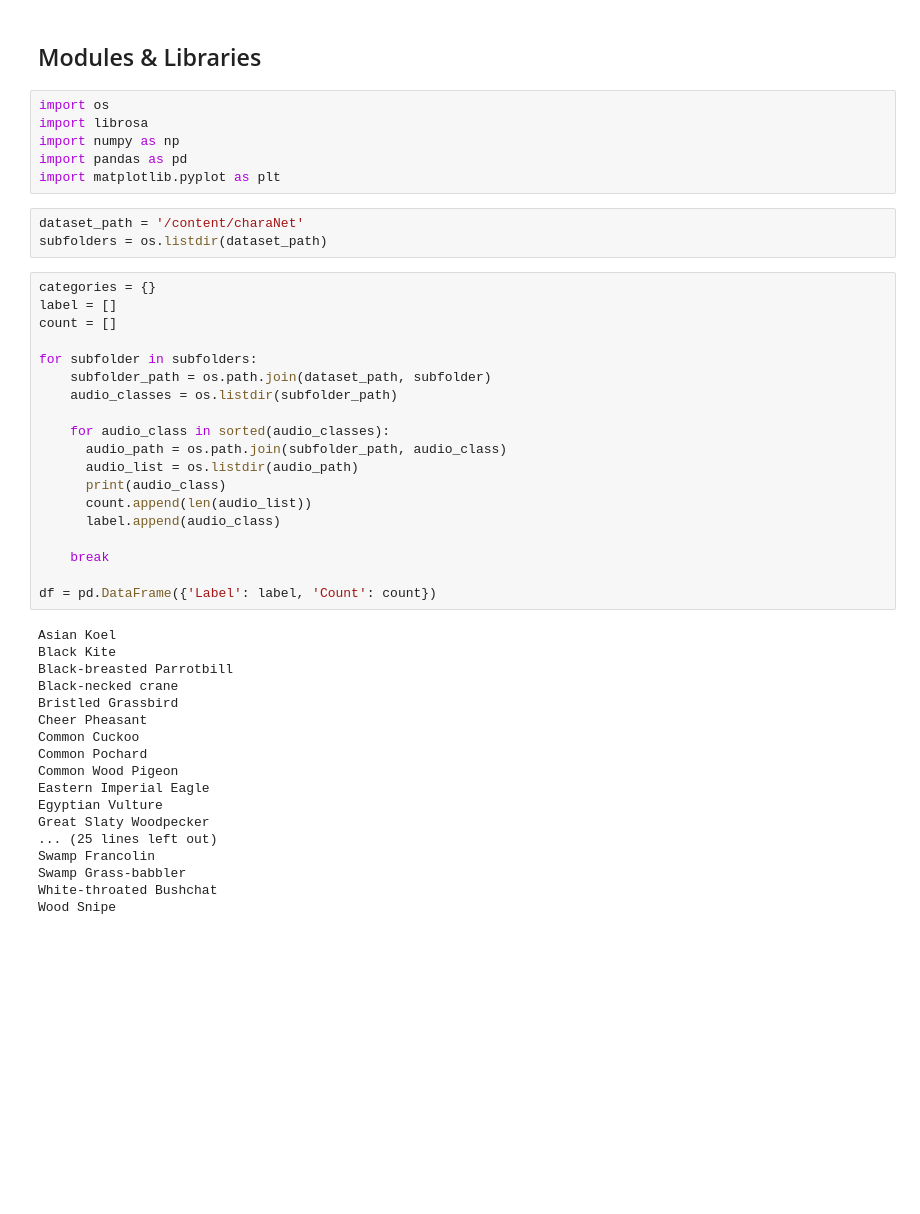
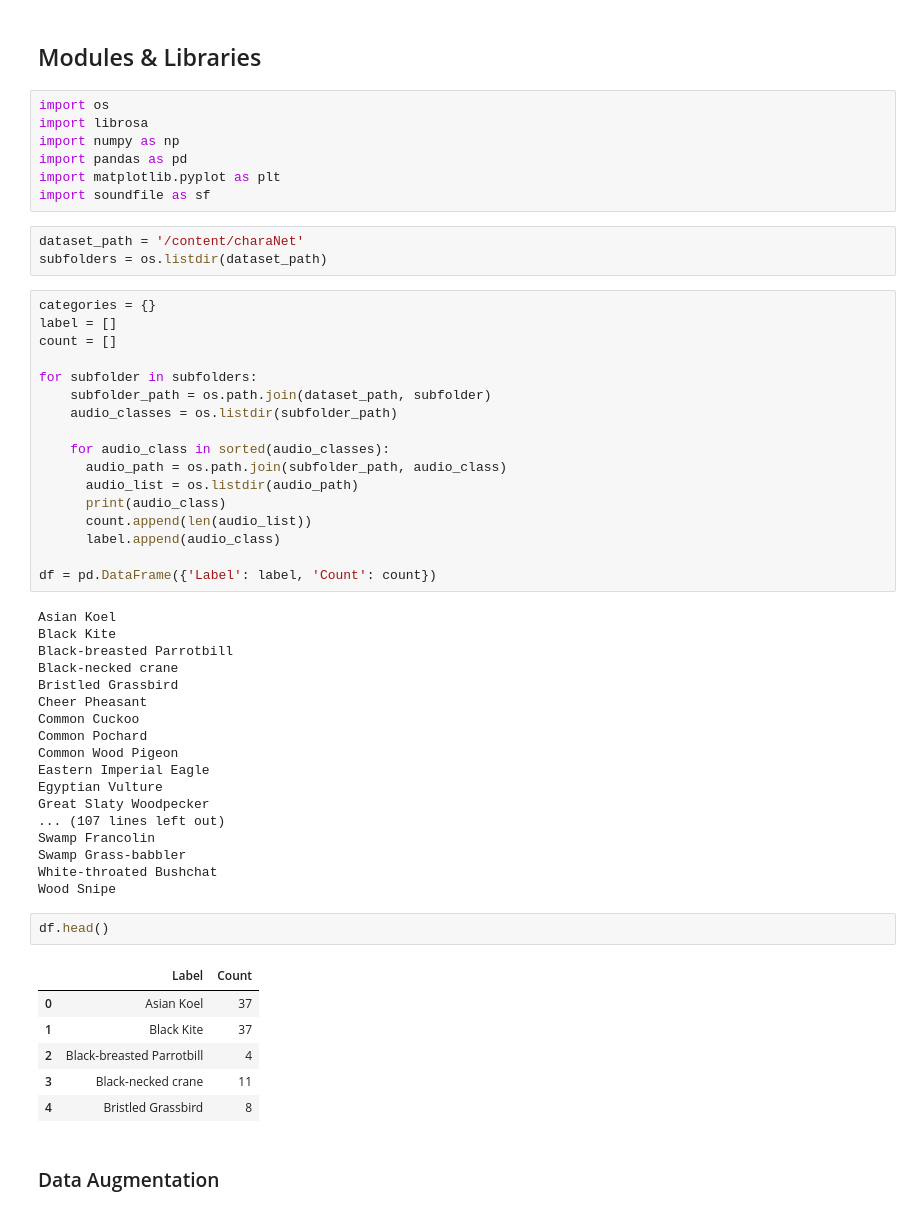
Before and after one commit to SamratAdhikari/featherfind-model, a Jupyter notebook: Preprocessing.ipynb, the cells around one changed output. Saved outputs shown, nothing was run; the diff lists cells and outputs as text; blank space fills up the shorter version.

```diff
--- a/Preprocessing.ipynb
+++ b/Preprocessing.ipynb
@@ -27,6 +27,7 @@ import librosa
 import numpy as np
 import pandas as pd
 import matplotlib.pyplot as plt
+import soundfile as sf
 # %%
 dataset_path = '/content/charaNet'
 subfolders = os.listdir(dataset_path)
@@ -46,8 +47,6 @@ for subfolder in subfolders:
       count.append(len(audio_list))
       label.append(audio_class)
 
-    break
-
 df = pd.DataFrame({'Label': label, 'Count': count})
 # %% [output]
 Asian Koel
@@ -62,8 +61,19 @@ Common Wood Pigeon
 Eastern Imperial Eagle
 Egyptian Vulture
 Great Slaty Woodpecker
-... (25 lines left out)
+... (107 lines left out)
 Swamp Francolin
 Swamp Grass-babbler
 White-throated Bushchat
 Wood Snipe
+# %%
+df.head()
+# %% [output]
+|  | Label | Count |
+| 0 | Asian Koel | 37 |
+| 1 | Black Kite | 37 |
+| 2 | Black-breasted Parrotbill | 4 |
+| 3 | Black-necked crane | 11 |
+| 4 | Bristled Grassbird | 8 |
+# %% [markdown]
+### Data Augmentation
```
Also changed, not shown: parts of 12 cells of this notebook.
